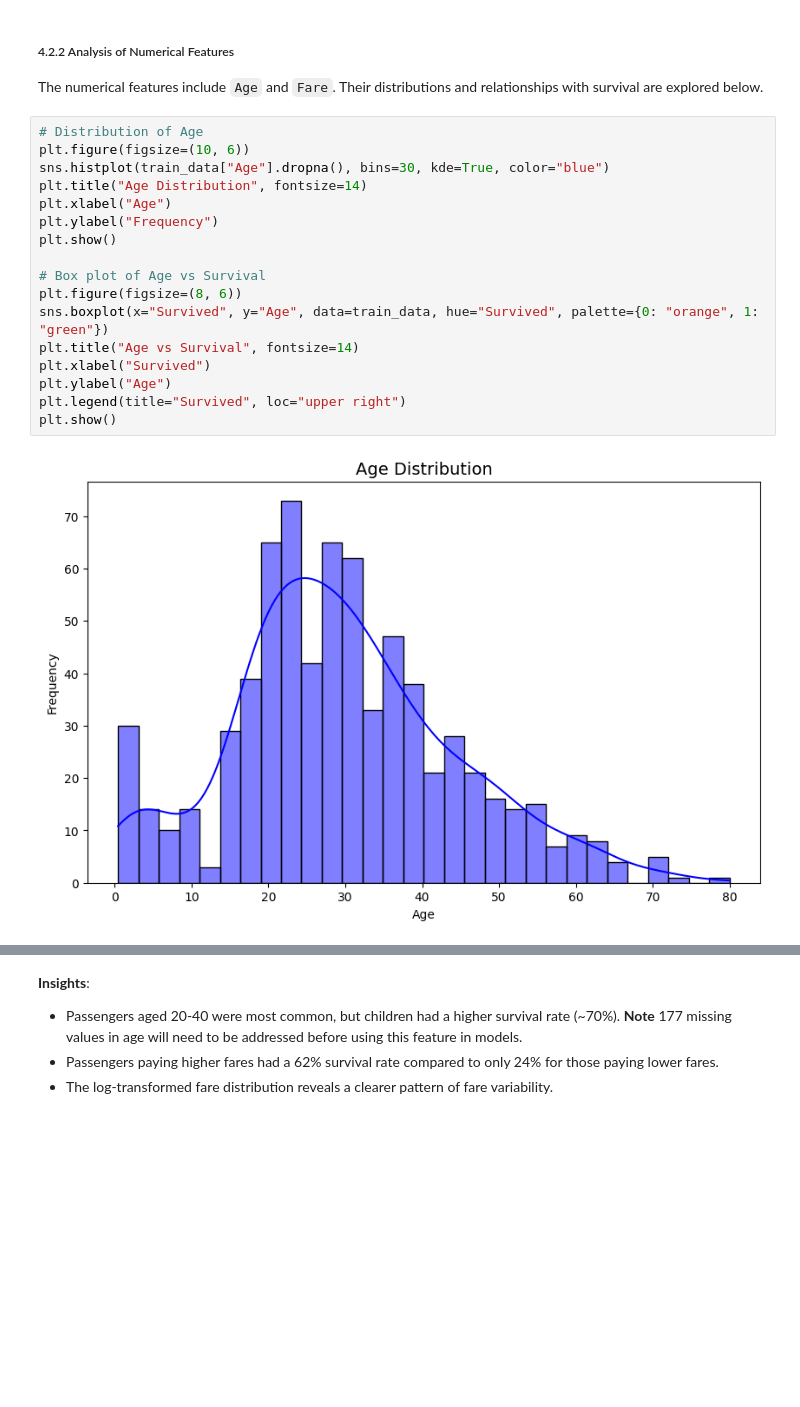
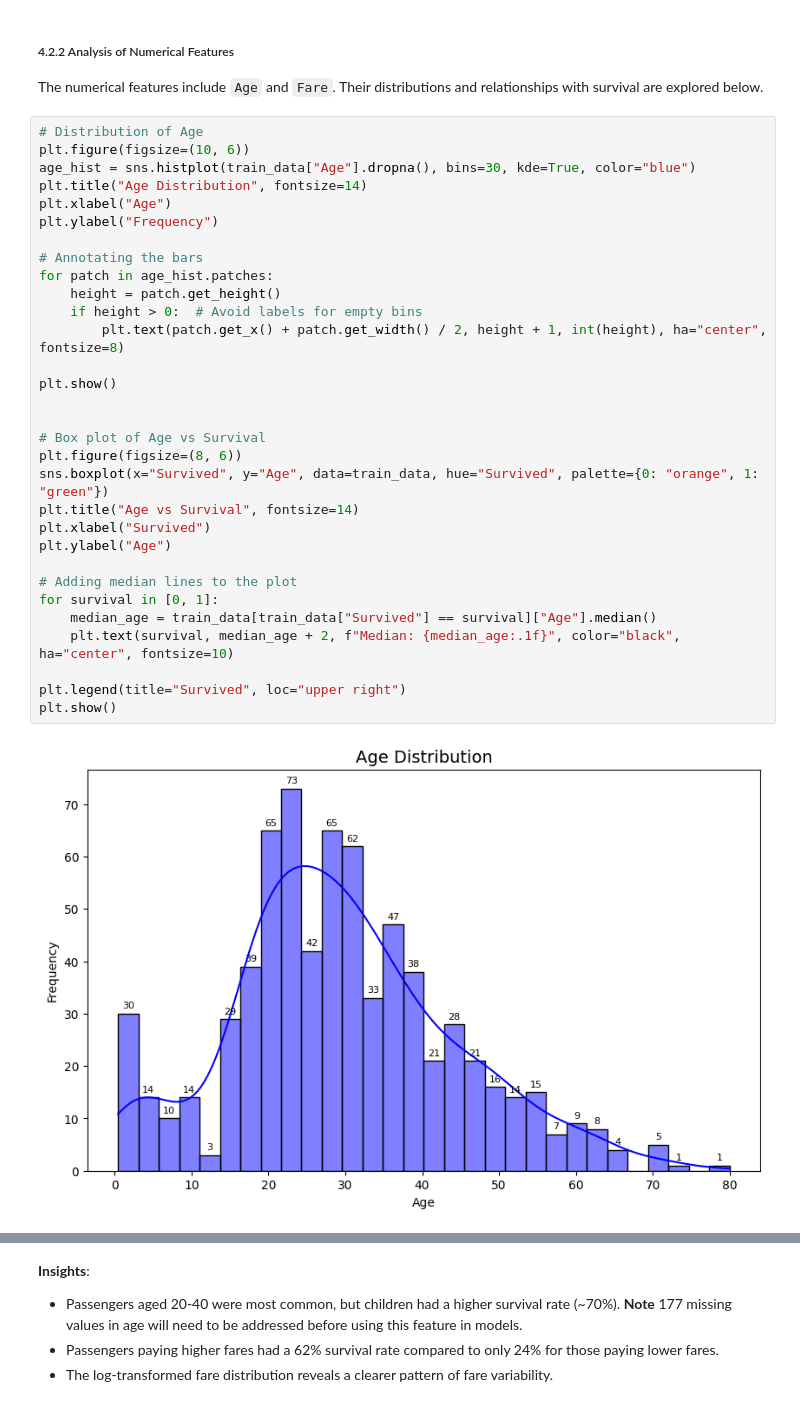
Before and after one commit to RJay02/Artificial-Intelligence, a Jupyter notebook: S2 Machine Learning AI Scientific/Machine Learning Algorithms.ipynb, the cells around one changed output, grey strips where cells are left out. Drawn from its saved outputs; the diff is of its cells as text; blank space fills up the shorter version.

```diff
--- a/S2 Machine Learning AI Scientific/Machine Learning Algorithms.ipynb
+++ b/S2 Machine Learning AI Scientific/Machine Learning Algorithms.ipynb
@@ -406,19 +406,33 @@ The numerical features include `Age` and `Fare`. Their distributions and relatio
 # %%
 # Distribution of Age
 plt.figure(figsize=(10, 6))
-sns.histplot(train_data["Age"].dropna(), bins=30, kde=True, color="blue")
+age_hist = sns.histplot(train_data["Age"].dropna(), bins=30, kde=True, color="blue")
 plt.title("Age Distribution", fontsize=14)
 plt.xlabel("Age")
 plt.ylabel("Frequency")
+
+# Annotating the bars
+for patch in age_hist.patches:
+    height = patch.get_height()
+    if height > 0:  # Avoid labels for empty bins
+        plt.text(patch.get_x() + patch.get_width() / 2, height + 1, int(height), ha="center", fontsize=8)
+
 plt.show()
+
 
 # Box plot of Age vs Survival
 plt.figure(figsize=(8, 6))
 sns.boxplot(x="Survived", y="Age", data=train_data, hue="Survived", palette={0: "orange", 1: "green"})
 plt.title("Age vs Survival", fontsize=14)
 plt.xlabel("Survived")
 plt.ylabel("Age")
+
+# Adding median lines to the plot
+for survival in [0, 1]:
+    median_age = train_data[train_data["Survived"] == survival]["Age"].median()
+    plt.text(survival, median_age + 2, f"Median: {median_age:.1f}", color="black", ha="center", fontsize=10)
+
 plt.legend(title="Survived", loc="upper right")
 plt.show()
 # %% [output]
-[figure, old version]
+[figure, new version]
```
Also changed, not shown: parts of 21 cells of this notebook.
